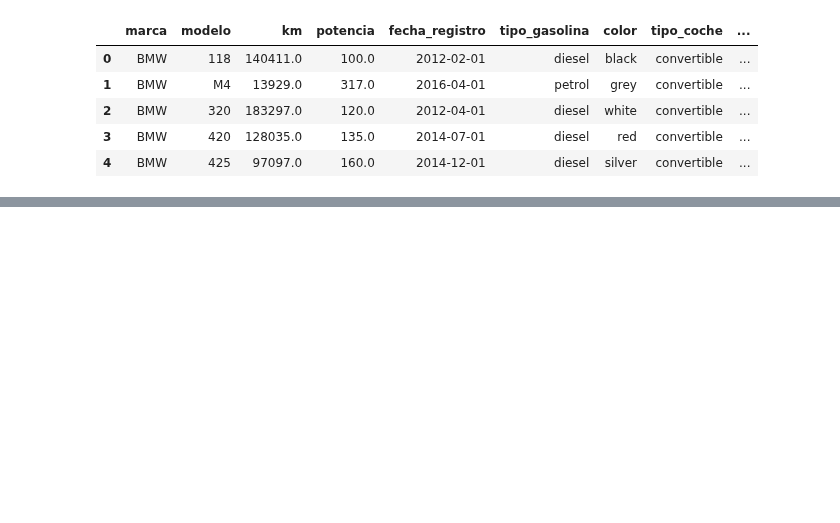
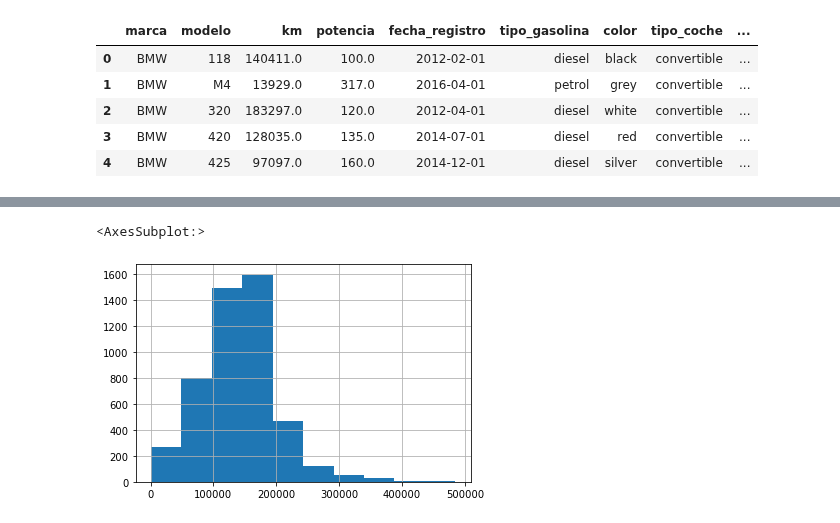
Before and after one commit to EricJimenezCamps/CleaningProcessing_BMW, a Jupyter notebook: CleaningBMW.ipynb, the cells around one changed output, grey strips where cells are left out. Cells and saved outputs as stored; diff of their text form; code cells hidden in the pictures; blank space fills up the shorter version.

```diff
--- a/CleaningBMW.ipynb
+++ b/CleaningBMW.ipynb
@@ -20,0 +191,2 @@ df_bmw.head()
+# %%
+df_bmw2['km']= np.where(df_bmw2['km']<0, mean_km, df_bmw2['km'])
@@ -20,0 +202,5 @@ df_bmw.head()
+# %%
+df_bmw2['km']= np.where(df_bmw2['km']>500000, mean_km, df_bmw2['km'])
+# %%
+#Substituimos los nulos por la media.
+df_bmw2['km'].fillna(mean_km, inplace= True)
@@ -20,0 +223,5 @@ df_bmw.head()
+# %%
+df_bmw2['km'].hist()
+# %% [output]
+<AxesSubplot:>
+[figure, added]
```
Also changed, not shown: parts of 106 cells of this notebook.
